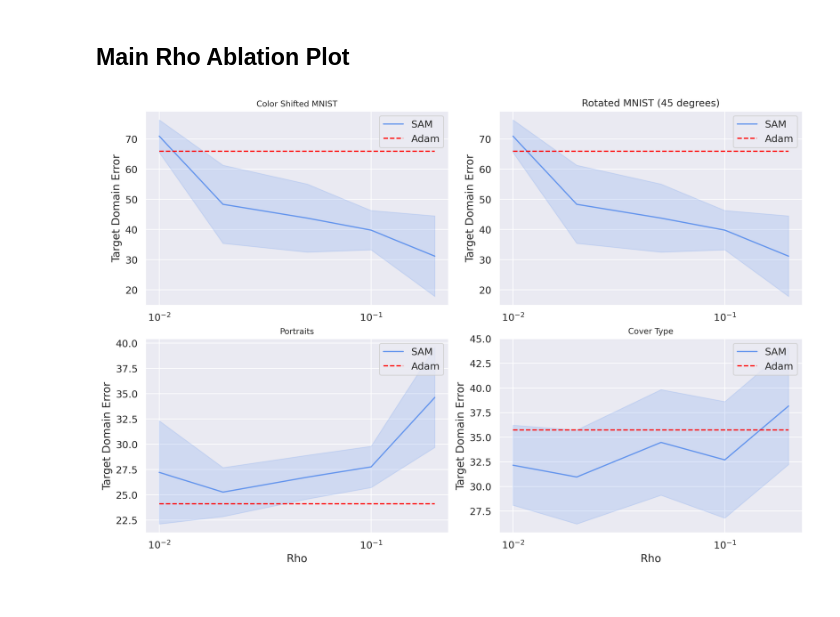
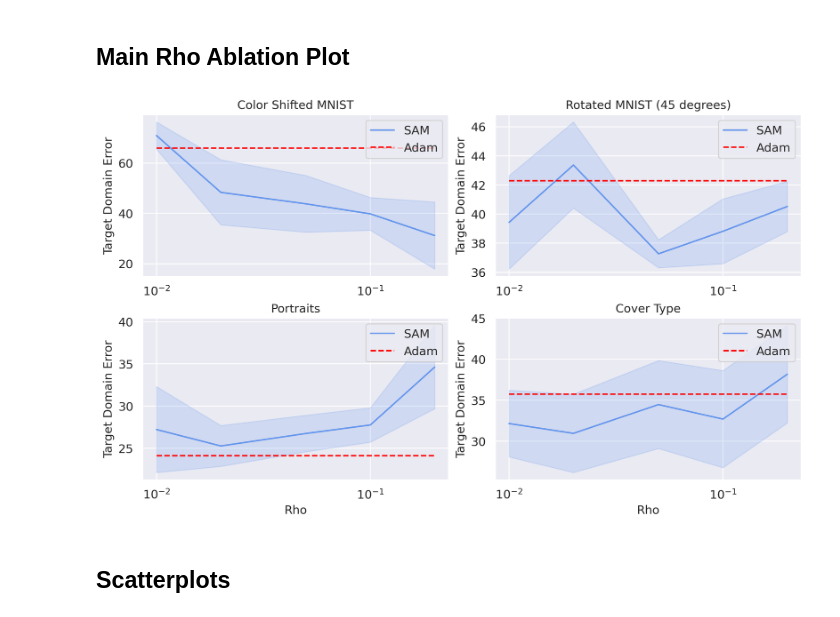
Before and after one commit to samjschapiro/GOAT, a Jupyter notebook: results.ipynb, the cells around one changed output. Drawn from its saved outputs; the diff is of its cells as text; code cells hidden in the pictures.

```diff
--- a/results.ipynb
+++ b/results.ipynb
@@ -272,7 +290,7 @@ label_size = 23
 legend_size = 18
 x_log_scale = False
 # %%
-fig, axs = plt.subplots(nrows=2, ncols=2, figsize=(12,8), constrained_layout=True)
+fig, axs = plt.subplots(nrows=2, ncols=2, figsize=(10,6), constrained_layout=True)
 # Covertype
 covtype_adam_005 = pd.read_csv('logs/covtype_adam_0.05_100ep.txt')
 covtype_sam_001 = pd.read_csv('logs/covtype_sam_0.01_100ep.txt')
@@ -290,8 +308,8 @@ axs[1][1].set_title('Cover Type', fontsize=12)
 axs[1][1].plot(rhos, means, color=colors[1], label='SAM');
 axs[1][1].fill_between(rhos, means-std_devs, means+std_devs, alpha=0.2, color=colors[1]);
 axs[1][1].plot(rhos, 100-np.repeat(covtype_adam_005[' st_acc_all'].mean(), 5), linestyle='--', color='red', label='Adam')
-axs[1][1].set_ylabel('Target Domain Error');
-axs[1][1].set_xlabel('Rho')
+axs[1][1].set_ylabel('Target Domain Error', fontsize=12);
+axs[1][1].set_xlabel('Rho', fontsize=12)
 axs[1][1].set_xticks(rhos);
 axs[1][1].set_xscale('log')
 axs[1][1].legend();
@@ -312,51 +330,54 @@ axs[1][0].set_title('Portraits', fontsize=12)
 axs[1][0].plot(rhos, means, color=colors[1], label='SAM');
 axs[1][0].fill_between(rhos, means-std_devs, means+std_devs, alpha=0.2, color=colors[1]);
 axs[1][0].plot(rhos, 100-np.repeat(portraits_adam_005[' st_acc_all'].mean(), 5), linestyle='--', color='red', label='Adam')
-axs[1][0].set_ylabel('Target Domain Error');
-axs[1][0].set_xlabel('Rho')
+axs[1][0].set_ylabel('Target Domain Error', fontsize=12);
+axs[1][0].set_xlabel('Rho', fontsize=12)
 axs[1][0].set_xticks(rhos);
 axs[1][0].set_xscale('log')
 axs[1][0].legend();
 
 # Color MNIST
 color_adam_005 = pd.read_csv('logs/color_adam_0.05_100ep.txt')
 color_sam_001 = pd.read_csv('logs/color_sam_0.01_100ep.txt')
 color_sam_002 = pd.read_csv('logs/color_sam_0.02_100ep.txt')
 color_sam_005 = pd.read_csv('logs/color_sam_0.05_100ep.txt')
 color_sam_010 = pd.read_csv('logs/color_sam_0.1_100ep.txt')
 color_sam_020 = pd.read_csv('logs/color_sam_0.2_100ep.txt')
 
 means = np.array([color_sam_001[' st_acc_all'].mean(), color_sam_002[' st_acc_all'].mean(), color_sam_005[' st_acc_all'].mean(), color_sam_010[' st_acc_all'].mean(), color_sam_020[' st_acc_all'].mean()])
 means = 100-means
 std_devs = np.array([color_sam_001[' st_acc_all'].std(), color_sam_002[' st_acc_all'].std(), color_sam_005[' st_acc_all'].std(), color_sam_010[' st_acc_all'].std(), color_sam_020[' st_acc_all'].std()])
 
 axs[0][0].set_title('Color Shifted MNIST', fontsize=12)
 axs[0][0].plot(rhos, means, color=colors[1], label='SAM');
 axs[0][0].fill_between(rhos, means-std_devs, means+std_devs, alpha=0.2, color=colors[1]);
 axs[0][0].plot(rhos, 100-np.repeat(color_adam_005[' st_acc_all'].mean(), 5), linestyle='--', color='red', label='Adam')
-axs[0][0].set_ylabel('Target Domain Error');
+axs[0][0].set_ylabel('Target Domain Error', fontsize=12);
 axs[0][0].set_xticks(rhos);
 axs[0][0].set_xscale('log')
-axs[0][0].legend();
+axs[0][0].legend(loc=1);
 
 # Rotated MNIST
-# rotate_adam_005 = pd.read_csv('logs/mnist_adam_0.05_100ep.txt')
-# rotate_sam_001 = pd.read_csv('logs/mnist_sam_0.01_100ep.txt')
-# rotate_sam_002 = pd.read_csv('logs/mnist_sam_0.02_100ep.txt')
-# rotate_sam_005 = pd.read_csv('logs/mnist_sam_0.05_100ep.txt')
-# rotate_sam_010 = pd.read_csv('logs/mnist_sam_0.1_100ep.txt')
-# rotate_sam_020 = pd.read_csv('logs/mnist_sam_0.2_100ep.txt')
+rotate_adam_005 = pd.read_csv('logs/mnist_adam_0.05_100ep.txt')
+rotate_sam_001 = pd.read_csv('logs/mnist_sam_0.01_100ep.txt')
+rotate_sam_002 = pd.read_csv('logs/mnist_sam_0.02_100ep.txt')
+rotate_sam_005 = pd.read_csv('logs/mnist_sam_0.05_100ep.txt')
+rotate_sam_010 = pd.read_csv('logs/mnist_sam_0.1_100ep.txt')
+rotate_sam_020 = pd.read_csv('logs/mnist_sam_0.2_100ep.txt')
 
-# means = np.array([rotate_sam_001[' st_acc_all'].mean(), rotate_sam_002[' st_acc_all'].mean(), rotate_sam_005[' st_acc_all'].mean(), rotate_sam_010[' st_acc_all'].mean(), rotate_sam_020[' st_acc_all'].mean()])
-# std_devs = np.array([rotate_sam_001[' st_acc_all'].std(), rotate_sam_002[' st_acc_all'].std(), rotate_sam_005[' st_acc_all'].std(), rotate_sam_010[' st_acc_all'].std(), rotate_sam_020[' st_acc_all'].std()])
+means = np.array([rotate_sam_001[' st_acc_all'].mean(), rotate_sam_002[' st_acc_all'].mean(), rotate_sam_005[' st_acc_all'].mean(), rotate_sam_010[' st_acc_all'].mean(), rotate_sam_020[' st_acc_all'].mean()])
+means = 100 - means
+std_devs = np.array([rotate_sam_001[' st_acc_all'].std(), rotate_sam_002[' st_acc_all'].std(), rotate_sam_005[' st_acc_all'].std(), rotate_sam_010[' st_acc_all'].std(), rotate_sam_020[' st_acc_all'].std()])
 
 axs[0][1].set_title('Rotated MNIST (45 degrees)', fontsize=12)
 axs[0][1].plot(rhos, means, color=colors[1], label='SAM');
 axs[0][1].fill_between(rhos, means-std_devs, means+std_devs, alpha=0.2, color=colors[1]);
-axs[0][1].plot(rhos, 100-np.repeat(color_adam_005[' st_acc_all'].mean(), 5), linestyle='--', color='red', label='Adam') #TODO: change to rotate_adam_005
-axs[0][1].set_ylabel('Target Domain Error');
+axs[0][1].plot(rhos, 100-np.repeat(rotate_adam_005[' st_acc_all'].mean(), 5), linestyle='--', color='red', label='Adam')
+axs[0][1].set_ylabel('Target Domain Error', fontsize=12);
 axs[0][1].set_xticks(rhos);
 axs[0][1].set_xscale('log')
 axs[0][1].legend();
 # %% [output]
-[figure, old version]
+[figure, new version]
+# %% [markdown]
+## Scatterplots
```
Also changed, not shown: parts of 7 cells of this notebook, 4 other files.
